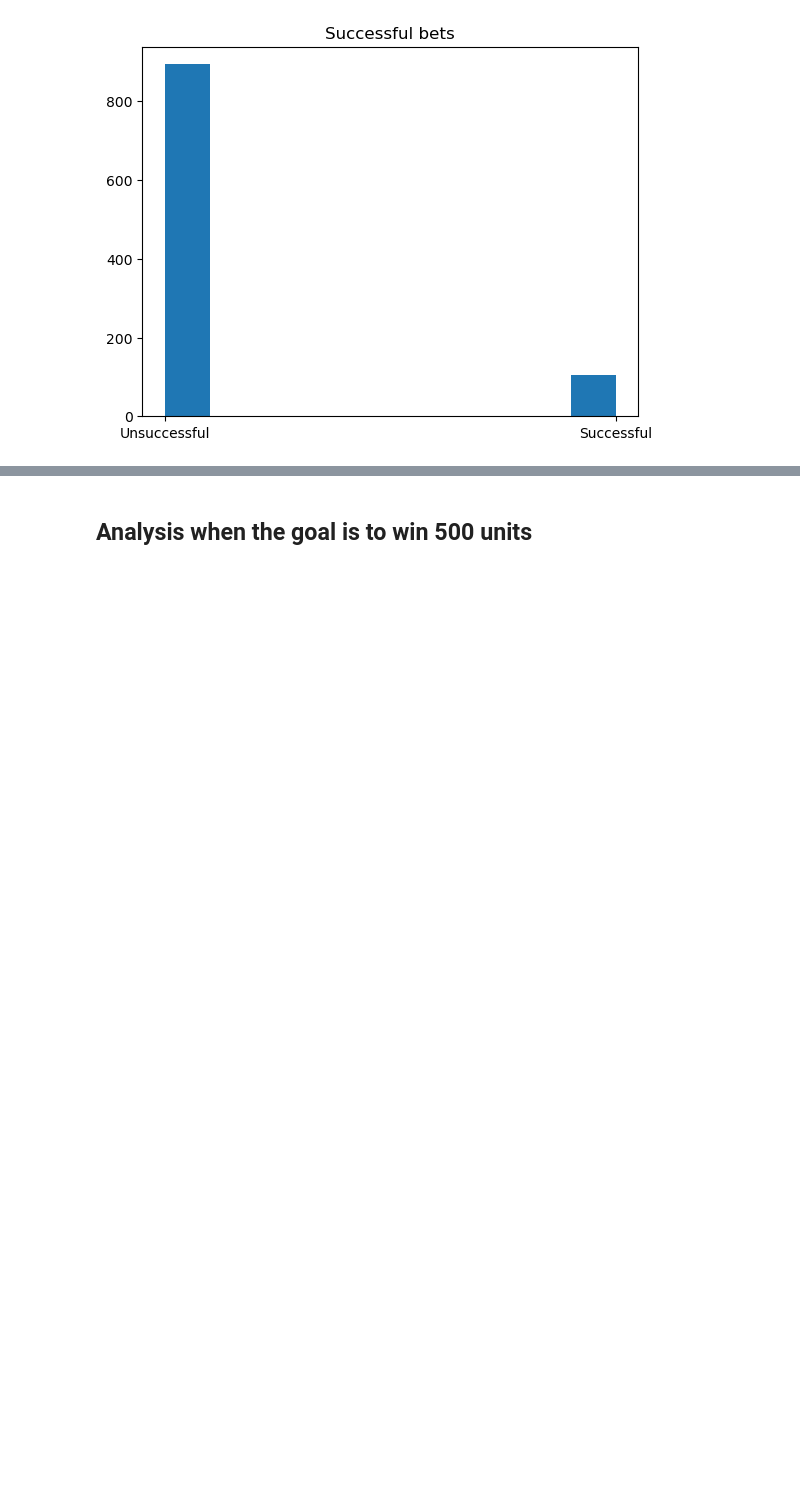
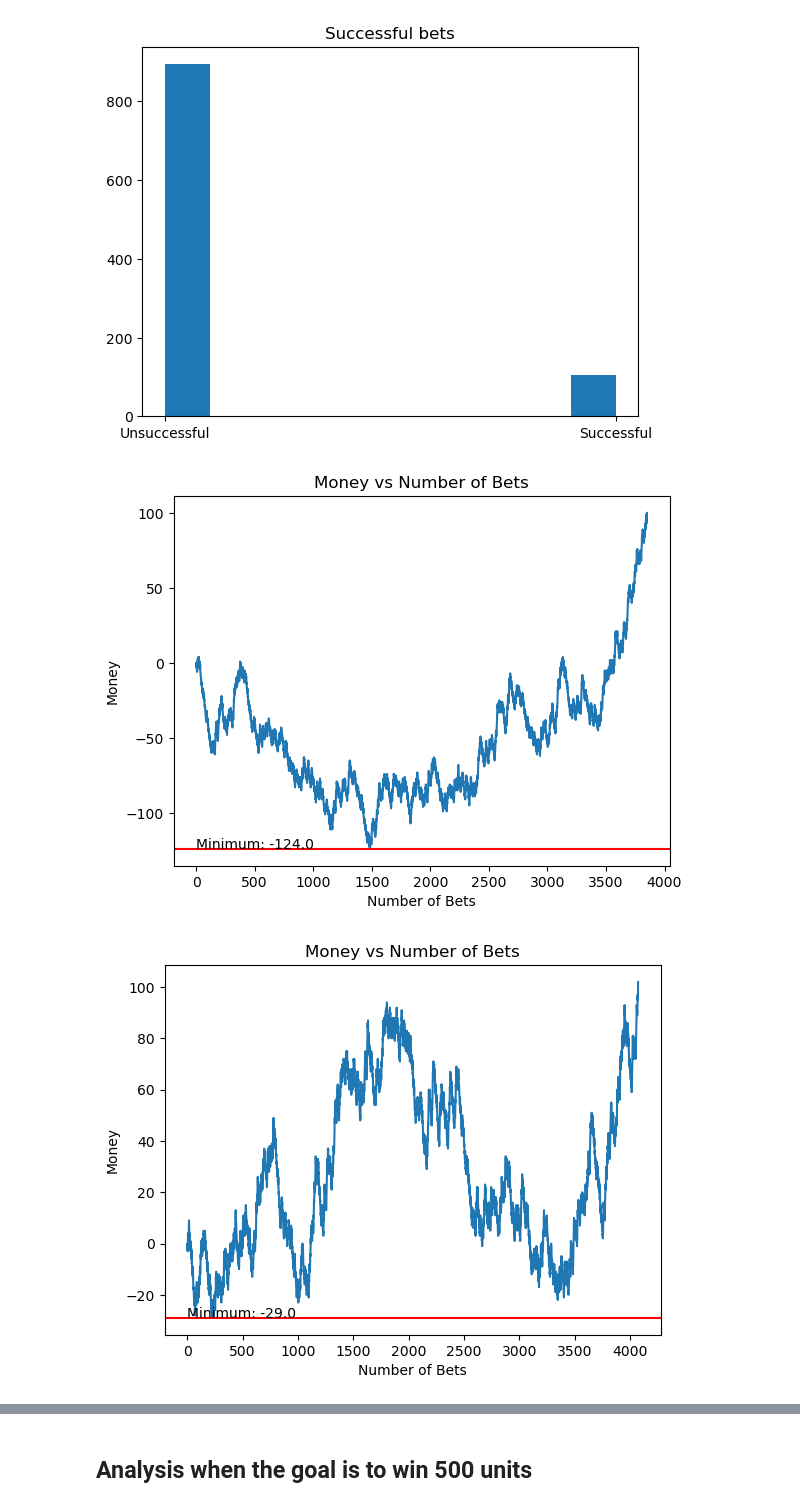
Before and after one commit to alekjarmov/roulette-simulator, a Jupyter notebook: simulator/paroli_simulation.ipynb, the cells around one changed output, grey strips where cells are left out. Saved outputs shown, nothing was run; the diff lists cells and outputs as text; code cells hidden in the pictures; blank space fills up the shorter version.

```diff
--- a/simulator/paroli_simulation.ipynb
+++ b/simulator/paroli_simulation.ipynb
@@ -52,3 +78,8 @@ plot_successful_bets(money_histories[10], 10)
 plot_successful_bets(money_histories[100], 100)
 # %% [output]
 [figure]
+# %%
+plot_money_histories(successful_histories, 100)
+# %% [output]
+[figure, added]
+[figure, added]
```
Also changed, not shown: parts of 10 cells of this notebook, 1 other file.
